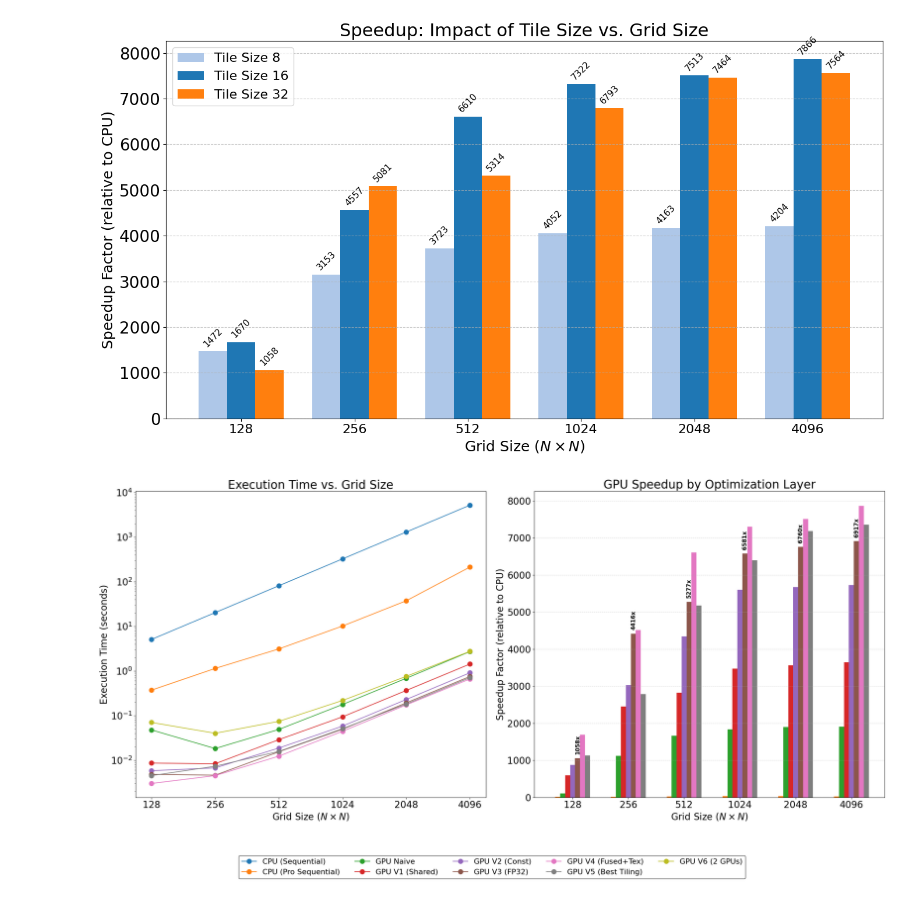
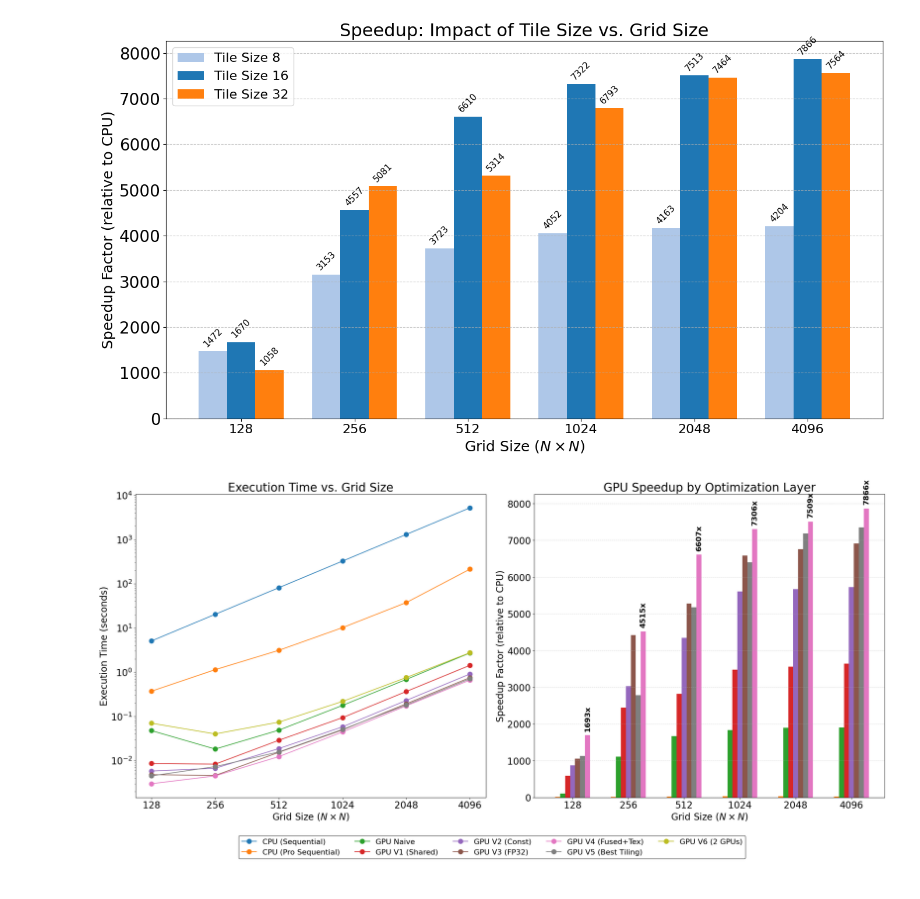
Before and after one commit to GuillemMasdemont/HPC, a Jupyter notebook: labs/03-Assignment2-CUDA/report/plots.ipynb, the cells around one changed output. Saved outputs shown, nothing was run; the diff lists cells and outputs as text; code cells hidden in the pictures.

```diff
--- a/labs/03-Assignment2-CUDA/report/plots.ipynb
+++ b/labs/03-Assignment2-CUDA/report/plots.ipynb
@@ -297,37 +297,37 @@ ax1.set_xticklabels([str(n) for n in N])
 
 # --- Plot 2: Grouped Bar Chart of Speedups ---
 x = np.arange(len(N))
 n_bars = 9
 width = 0.8 / n_bars
 offsets = np.arange(n_bars) - (n_bars - 1) / 2
 
 ax2.bar(x + offsets[0]*width, 1, width, label='CPU (Sequential)')
 ax2.bar(x + offsets[1]*width, S_seq_v2, width, label='CPU (Pro Sequential)')
 ax2.bar(x + offsets[2]*width, S_naive, width, label='GPU Naive')
 ax2.bar(x + offsets[3]*width, S_v1, width, label='GPU V1 (Shared)')
 ax2.bar(x + offsets[4]*width, S_v2, width, label='GPU V2 (Const)')
 ax2.bar(x + offsets[5]*width, S_v3, width, label='GPU V3 (FP32)')
-ax2.bar(x + offsets[6]*width, S_v4, width, label='GPU V4 (Fused+Exp)')
-ax2.bar(x + offsets[7]*width, S_v5, width, label='GPU V5 (Best Tiling)')
+ax2.bar(x + offsets[7]*width, S_v4, width, label='GPU V4 (Fused+Exp)')
+ax2.bar(x + offsets[6]*width, S_v5, width, label='GPU V5 (Best Tiling)')
 
 ax2.set_xlabel('Grid Size ($N \\times N$)')
 ax2.set_ylabel('Speedup Factor (relative to CPU)')
 ax2.set_title('GPU Speedup by Optimization Layer')
 ax2.set_xticks(x)
 ax2.set_xticklabels([str(n) for n in N])
 ax2.grid(axis='y', linestyle='--', alpha=0.5)
 
 # Text labels for the highest speedup (V3)
-for i, val in enumerate(S_v3):
-    ax2.text(x[i] + offsets[5]*width, val + 100, f'{int(val)}x',
-             ha='center', va='bottom', rotation=90, fontsize=12, fontweight='bold')
+for i, val in enumerate(S_v4):
+    ax2.text(x[i] + offsets[7]*width, val + 100, f'{int(val)}x',
+             ha='center', va='bottom', rotation=90, fontsize=16, fontweight='bold')
 
 # Single Shared Legend Box
 handles, labels = ax1.get_legend_handles_labels()
-fig.legend(handles, labels, loc='upper center', bbox_to_anchor=(0.5, 0.05),
+fig.legend(handles, labels, loc='upper center', bbox_to_anchor=(0.5, 0.1),
            ncol=5, frameon=True, edgecolor='black', fancybox=True)
 
 plt.tight_layout(rect=[0, 0.1, 1, 1])
 plt.savefig('performance_all_versions_comparison.png', dpi=300)
 # %% [output]
-[figure, old version]
+[figure, new version]
```
Also changed, not shown: 8 other files.
